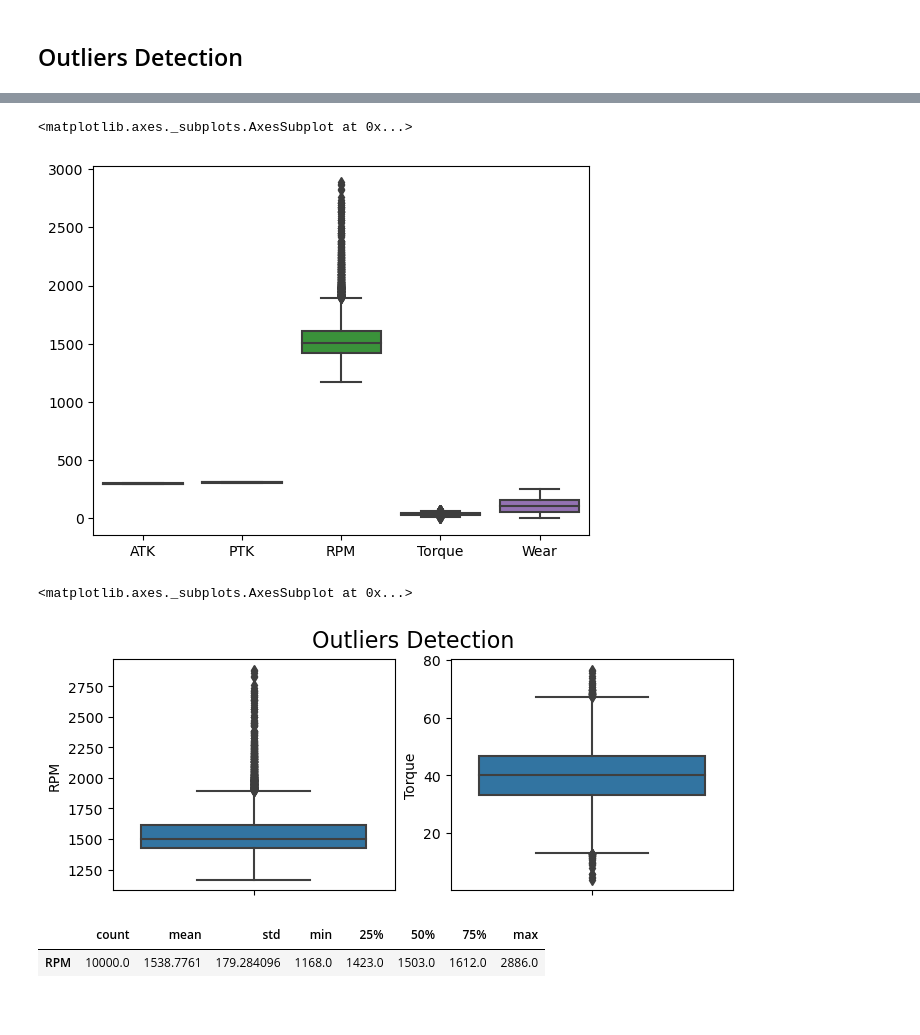
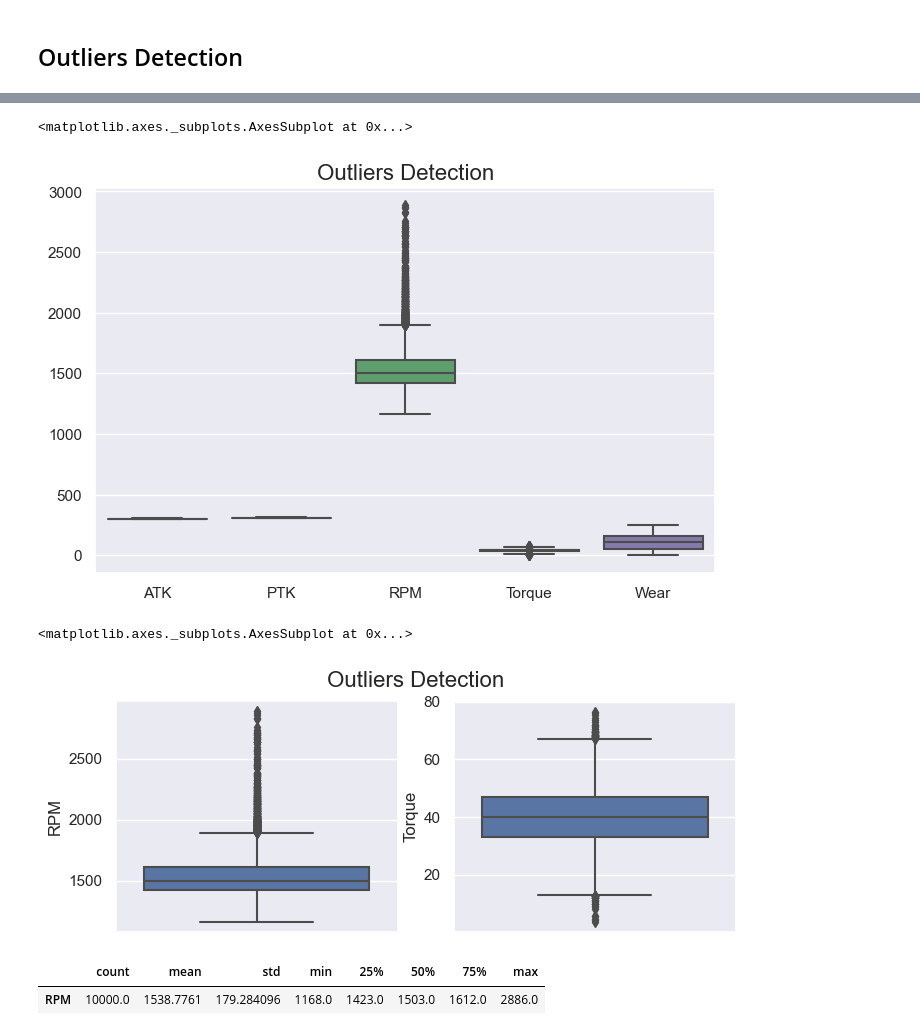
Before and after one commit to mashahin/predictive-maintenance, a Jupyter notebook: predictive_maintenance.ipynb, the cells around one changed output, grey strips where cells are left out. Drawn from its saved outputs; the diff is of its cells as text; code cells hidden in the pictures; blank space fills up the shorter version.

```diff
--- a/predictive_maintenance.ipynb
+++ b/predictive_maintenance.ipynb
@@ -51,8 +51,7 @@ counts
 1     339
 Name: Failure, dtype: int64
 # %%
-# sns.set(rc={'figure.figsize':(3,3)})
-
+sns.set(rc={'figure.figsize':(3,3)})
 sns.countplot(data=df, x='Failure')
 # %% [output]
 <matplotlib.axes._subplots.AxesSubplot at 0x...>
@@ -86,8 +88,11 @@ y = df[label]
 # %%
-sns.boxplot(X)
+plt.subplots(figsize=(8, 5))
+plt.title('Outliers Detection', fontsize=16)
+
+sns.boxplot(data=X)
 # %% [output]
 <matplotlib.axes._subplots.AxesSubplot at 0x...>
-[figure, old version]
+[figure, new version]
 # %%
 fig, axes = plt.subplots(1, 2, figsize=(8, 3))
 fig.suptitle('Outliers Detection', fontsize=16)
@@ -96,7 +101,7 @@ sns.boxplot(ax=axes[0], y=X['RPM'])
 sns.boxplot(ax=axes[1], y=X['Torque'])
 # %% [output]
 <matplotlib.axes._subplots.AxesSubplot at 0x...>
-[figure, old version]
+[figure, new version]
 # %%
 X[['RPM']].describe().T
 # %% [output]
```
Also changed, not shown: parts of 14 cells of this notebook.
